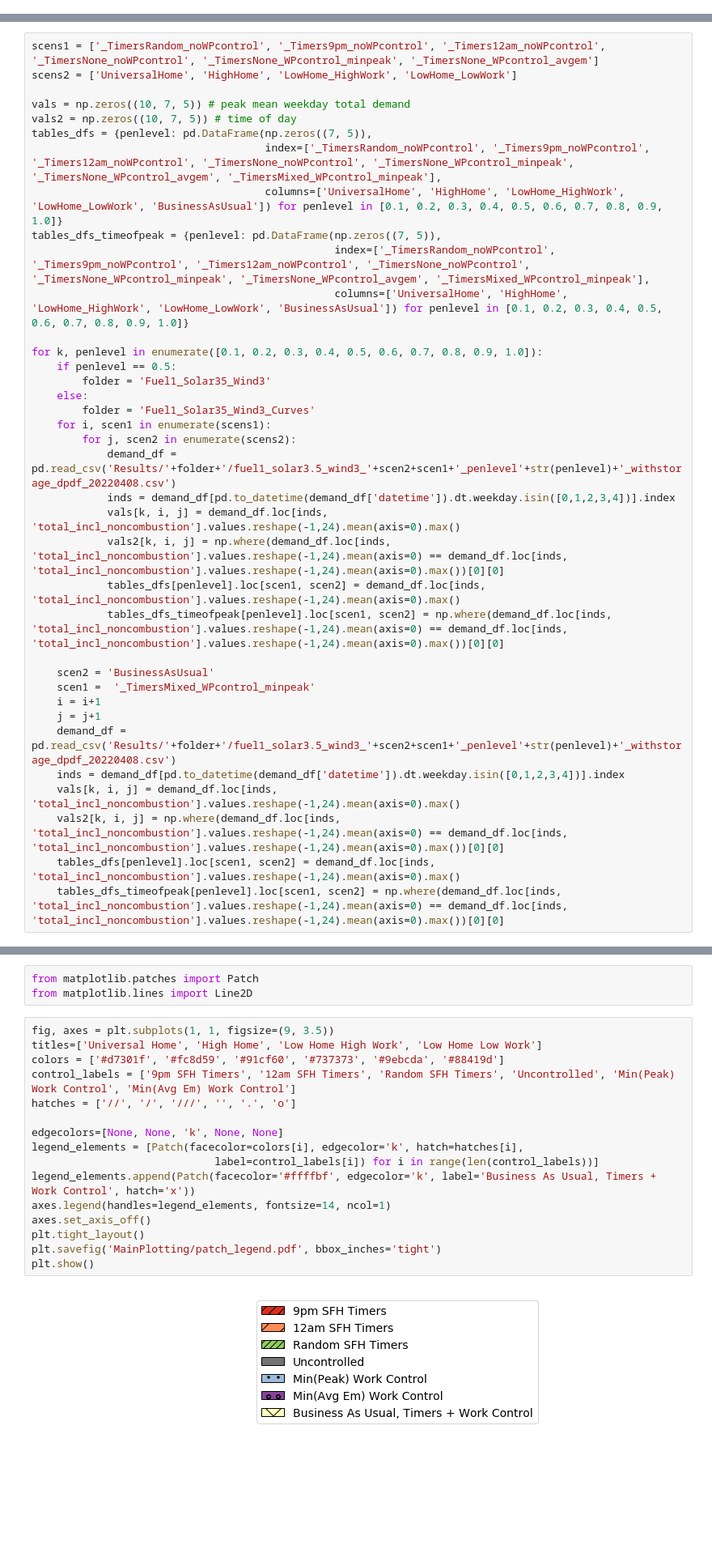
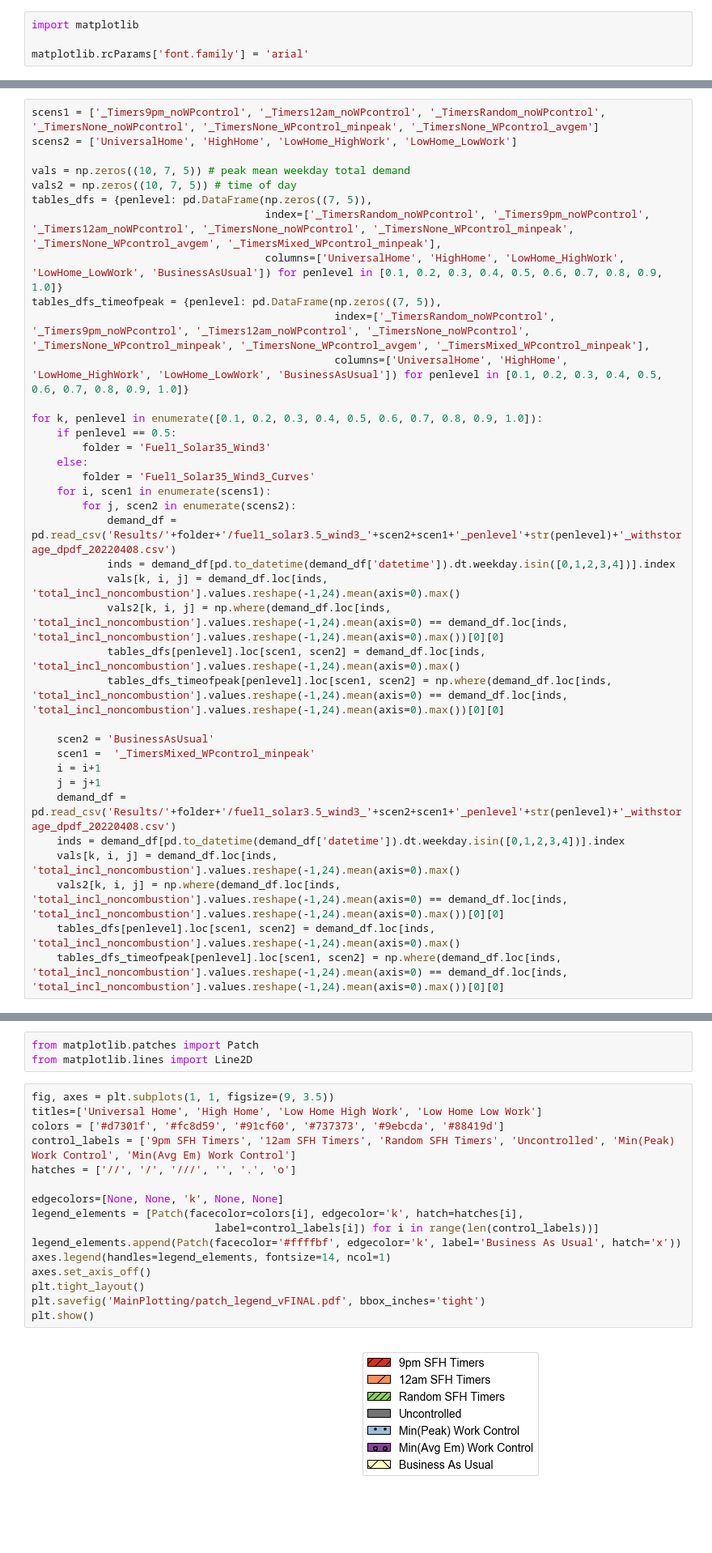
Before and after one commit to SiobhanPowell/speech-grid-impact, a Jupyter notebook: GridModel_GridImpact/MainPlotting/paperfig2b_changingpenlevel_peaks.ipynb, the cells around one changed output, grey strips where cells are left out. Shown at 81% size. Drawn from its saved outputs; the diff is of its cells as text; blank space fills up the shorter version.

```diff
--- a/GridModel_GridImpact/MainPlotting/paperfig2b_changingpenlevel_peaks.ipynb
+++ b/GridModel_GridImpact/MainPlotting/paperfig2b_changingpenlevel_peaks.ipynb
@@ -5,6 +5,10 @@ Developed by Siobhan Powell, 2021.
 # %%
 import os
 os.chdir('../')
+# %%
+import matplotlib
+
+matplotlib.rcParams['font.family'] = 'arial'
 # %%
 import pandas as pd
 import matplotlib.pyplot as plt
@@ -17,7 +21,7 @@ import datetime
 # %%
 noev_scenario = pd.read_csv('Results/NoEVs_year2035_solar3.5x_wind3x_withstorage_dpdf_20220408.csv')
 # %%
-scens1 = ['_TimersRandom_noWPcontrol', '_Timers9pm_noWPcontrol', '_Timers12am_noWPcontrol', '_TimersNone_noWPcontrol', '_TimersNone_WPcontrol_minpeak', '_TimersNone_WPcontrol_avgem']
+scens1 = ['_Timers9pm_noWPcontrol', '_Timers12am_noWPcontrol', '_TimersRandom_noWPcontrol', '_TimersNone_noWPcontrol', '_TimersNone_WPcontrol_minpeak', '_TimersNone_WPcontrol_avgem']
 scens2 = ['UniversalHome', 'HighHome', 'LowHome_HighWork', 'LowHome_LowWork']
 
 vals = np.zeros((10, 7, 5)) # peak mean weekday total demand
@@ -196,18 +224,18 @@ from matplotlib.lines import Line2D
 # %%
 fig, axes = plt.subplots(1, 1, figsize=(9, 3.5))
 titles=['Universal Home', 'High Home', 'Low Home High Work', 'Low Home Low Work']
 colors = ['#d7301f', '#fc8d59', '#91cf60', '#737373', '#9ebcda', '#88419d']
 control_labels = ['9pm SFH Timers', '12am SFH Timers', 'Random SFH Timers', 'Uncontrolled', 'Min(Peak) Work Control', 'Min(Avg Em) Work Control']
 hatches = ['//', '/', '///', '', '.', 'o']
 
 edgecolors=[None, None, 'k', None, None]
 legend_elements = [Patch(facecolor=colors[i], edgecolor='k', hatch=hatches[i],
                              label=control_labels[i]) for i in range(len(control_labels))]
-legend_elements.append(Patch(facecolor='#ffffbf', edgecolor='k', label='Business As Usual, Timers + Work Control', hatch='x'))
+legend_elements.append(Patch(facecolor='#ffffbf', edgecolor='k', label='Business As Usual', hatch='x'))
 axes.legend(handles=legend_elements, fontsize=14, ncol=1)
 axes.set_axis_off()
 plt.tight_layout()
-plt.savefig('MainPlotting/patch_legend.pdf', bbox_inches='tight')
+plt.savefig('MainPlotting/patch_legend_vFINAL.pdf', bbox_inches='tight')
 plt.show()
 # %% [output]
-[figure, old version]
+[figure, new version]
```
Also changed, not shown: parts of 4 cells of this notebook.
